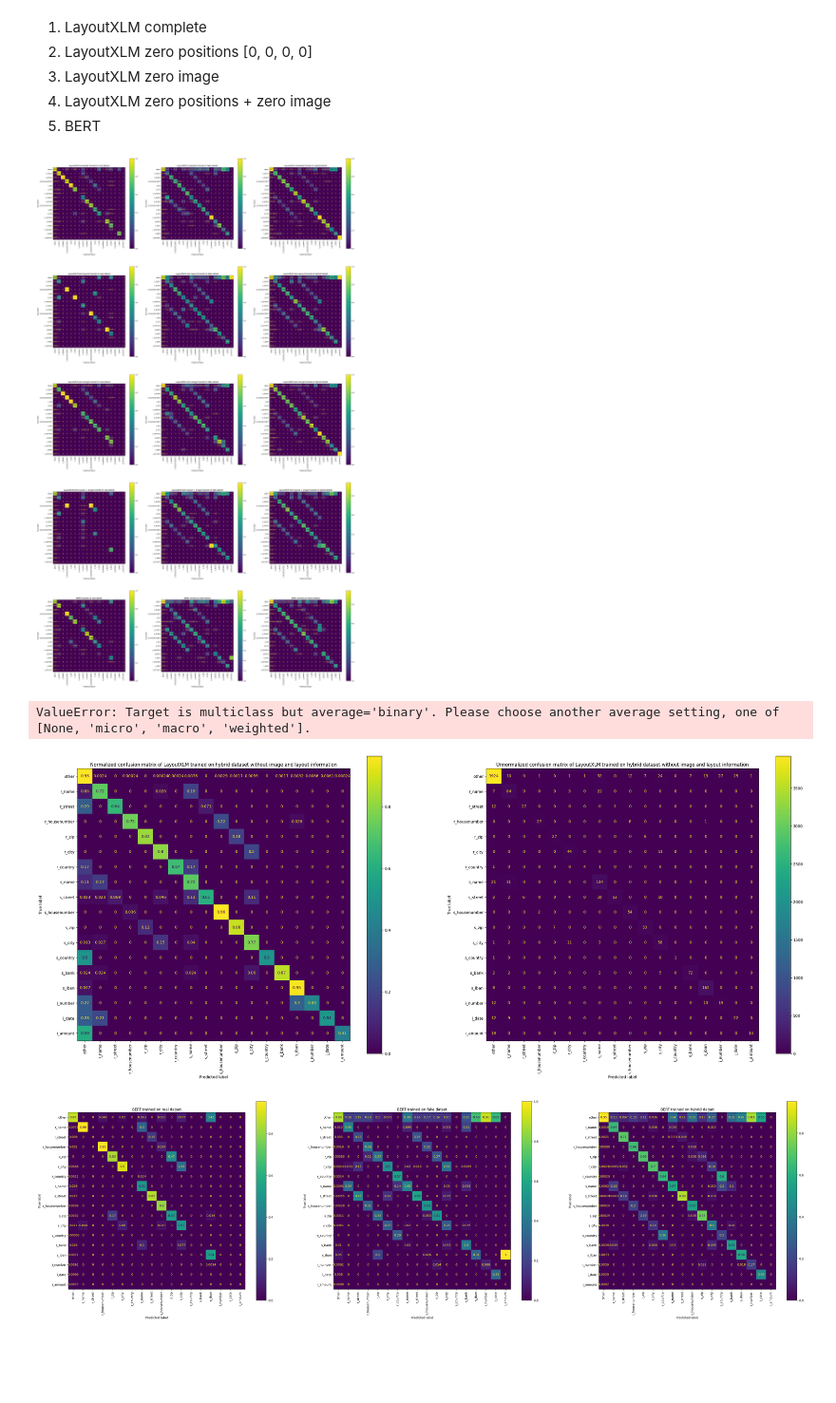
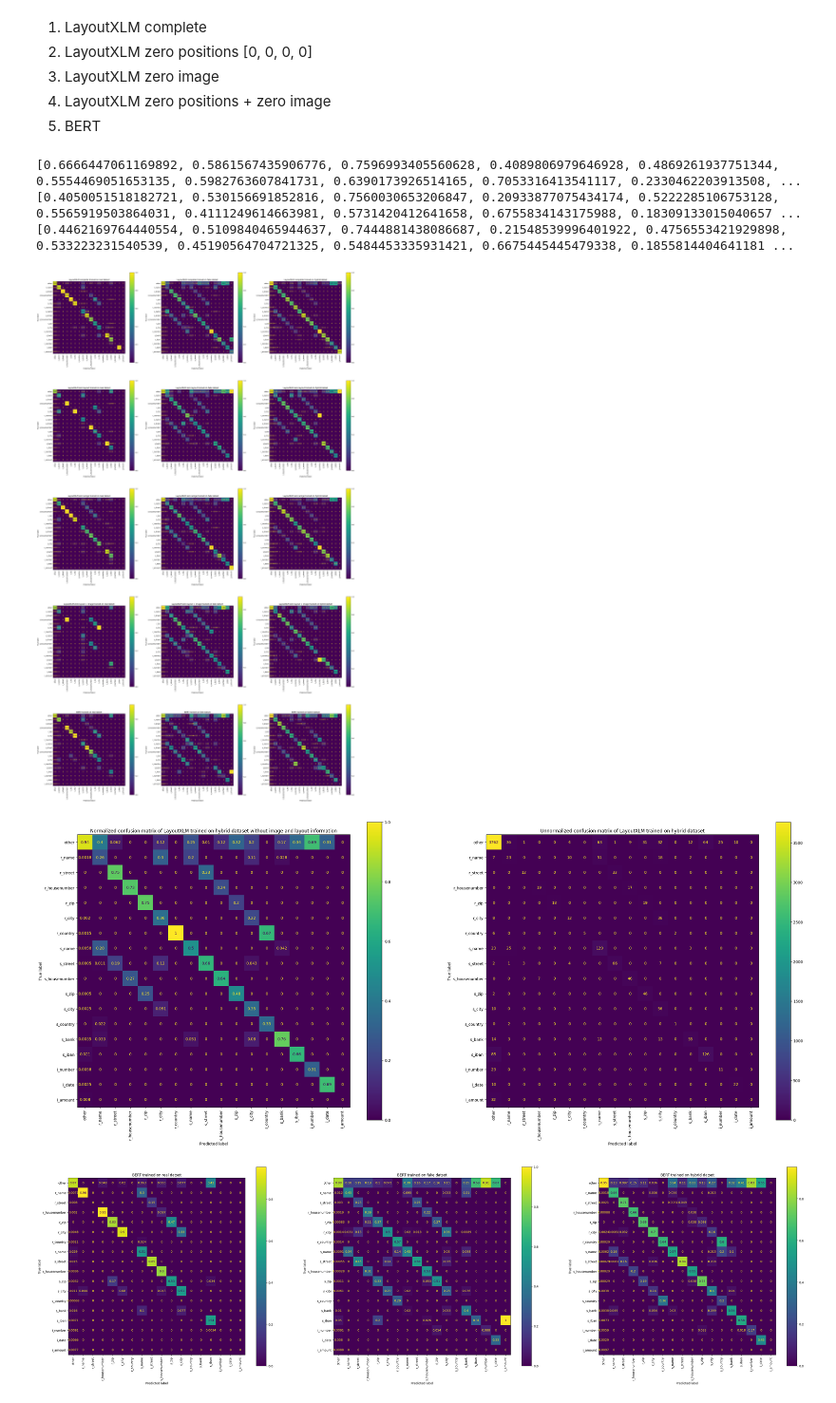
Before and after one commit to ihabram/thesis-masters, a Jupyter notebook: Comparison/Performance_comparison.ipynb, the cells around one changed output. Shown at 95% size. Saved outputs shown, nothing was run; the diff lists cells and outputs as text; code cells hidden in the pictures; blank space fills up the shorter version.

```diff
--- a/Comparison/Performance_comparison.ipynb
+++ b/Comparison/Performance_comparison.ipynb
@@ -123,7 +123,7 @@ def get_all_predictions(classifier, test_dataloader, testing_data):
 
     return all_labels, all_predictions
 # %%
-from sklearn.metrics import confusion_matrix, ConfusionMatrixDisplay
+from sklearn.metrics import confusion_matrix, ConfusionMatrixDisplay, classification_report
 import matplotlib.pyplot as plt
 import sklearn.metrics as sk
 
@@ -131,9 +131,9 @@ fig, axs = plt.subplots(5,3)
 fig.set_figheight(60)
 fig.set_figwidth(35)
 
-f1_micro = []
-f1_macro = []
-f1_weighted = []
+precision = []
+recall = []
+f1 = []
 
 for x, (model, folder) in enumerate(zip(models, folders)):
     for y, variant in enumerate(variants):
@@ -149,59 +149,65 @@ for x, (model, folder) in enumerate(zip(models, folders)):
         all_labels = [item.lower() for sublist in all_labels for item in sublist]
         all_predictions = [item.lower() for sublist in all_predictions for item in sublist]
 
-        f1_micro.append(sk.f1_score(all_labels, all_predictions, average='micro'))
-        f1_macro.append(sk.f1_score(all_labels, all_predictions, average='macro'))
-        f1_weighted.append(sk.f1_score(all_labels, all_predictions, average='weighted'))
+        a, b, c, _ = sk.precision_recall_fscore_support(all_labels, all_predictions, average='macro')
+
+        precision.append(a)
+        recall.append(b)
+        f1.append(c)
 
         cm = confusion_matrix(y_true=all_labels, y_pred=all_predictions, labels=label_list, normalize='pred')
         cm_display = ConfusionMatrixDisplay(cm, display_labels=label_list)
         cm_display.plot(ax=axs[x][y], xticks_rotation='vertical')
         axs[x][y].set_title(f'{model} trained on {variant} datset')
+
+print(precision)
+print(recall)
+print(f1)
+
 plt.show()
 # %% [output]
+[0.6666447061169892, 0.5861567435906776, 0.7596993405560628, 0.4089806979646928, 0.4869261937751344, 0.5554469051653135, 0.5982763607841731, 0.6390173926514165, 0.7053316413541117, 0.2330462203913508, ...
+[0.4050051518182721, 0.530156691852816, 0.7560030653206847, 0.20933877075434174, 0.5222285106753128, 0.5565919503864031, 0.4111249614663981, 0.5731420412641658, 0.6755834143175988, 0.18309133015040657 ...
+[0.4462169764440554, 0.5109840465944637, 0.7444881438086687, 0.21548539996401922, 0.4756553421929898, 0.533223231540539, 0.45190564704721325, 0.5484453335931421, 0.6675445445479338, 0.1855814404641181 ...
-[figure, old version]
+[figure, new version]
 # %%
 from sklearn.metrics import confusion_matrix, ConfusionMatrixDisplay, f1_score
 import matplotlib.pyplot as plt
 import sklearn.metrics as sk
 
 
-folder = r'C:\Users\Habram\Documents\thesis-masters\LayouXLM\Custom'
+folder = r'C:\Users\Habram\Documents\thesis-masters\LayouXLM\Custom_text-only'
 variant = 'LayoutXLM'
 
 fig, axs = plt.subplots(1, 2, figsize=(35, 14))
 
 classifier = Net()
 classifier.load_state_dict(torch.load(rf'{folder}/hybrid2real_classifier.pt'))
 testing_data = np.load(rf'{folder}/hybrid2real_test.npy', allow_pickle=True).item()
 
 dataset_test_torch = IstvoicesDataset(testing_data)
 test_dataloader = DataLoader(dataset_test_torch, batch_size=1, shuffle=True)
 
 all_labels, all_predictions = get_all_predictions(classifier, test_dataloader, testing_data)
 
 all_labels = [item.lower() for sublist in all_labels for item in sublist]
 all_predictions = [item.lower() for sublist in all_predictions for item in sublist]
 
-cm = confusion_matrix(y_true=all_labels, y_pred=all_predictions, labels=label_list, normalize='true')
+cm = confusion_matrix(y_true=all_labels, y_pred=all_predictions, labels=label_list, normalize='pred')
 
 cm_display = ConfusionMatrixDisplay(cm, display_labels=label_list)
 cm_display.plot(ax=axs[0], xticks_rotation='vertical', cmap='viridis')
 axs[0].set_title(f'Normalized confusion matrix of {variant} trained on hybrid dataset without image and layout information')
 
 cm = confusion_matrix(y_true=all_labels, y_pred=all_predictions, labels=label_list)
 
 cm_display = ConfusionMatrixDisplay(cm, display_labels=label_list)
 cm_display.plot(ax=axs[1], xticks_rotation='vertical')
-axs[1].set_title(f'Unnormalized confusion matrix of {variant} trained on hybrid dataset without image and layout information')
-
-f1 = f1_score(all_labels, all_predictions)
-print(f'F1 score: {f1}')
+axs[1].set_title(f'Unnormalized confusion matrix of {variant} trained on hybrid dataset')
 
 plt.show()
 # %% [output]
-ValueError: Target is multiclass but average='binary'. Please choose another average setting, one of [None, 'micro', 'macro', 'weighted'].
-[figure, old version]
+[figure, new version]
 # %%
 fig, axs = plt.subplots(1,3, figsize=(45, 12))
 
```
Also changed, not shown: parts of 2 cells of this notebook, 2 other files.
